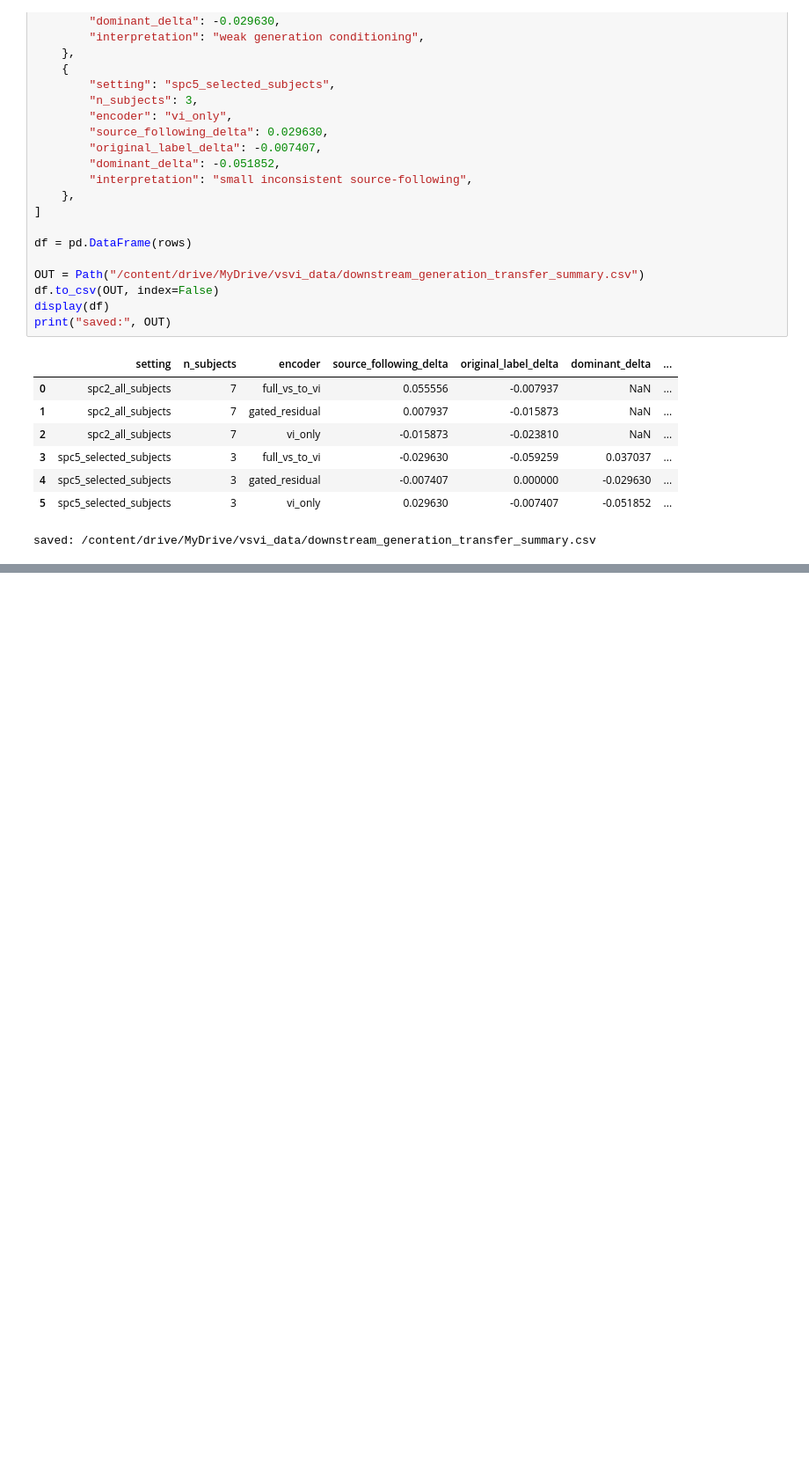
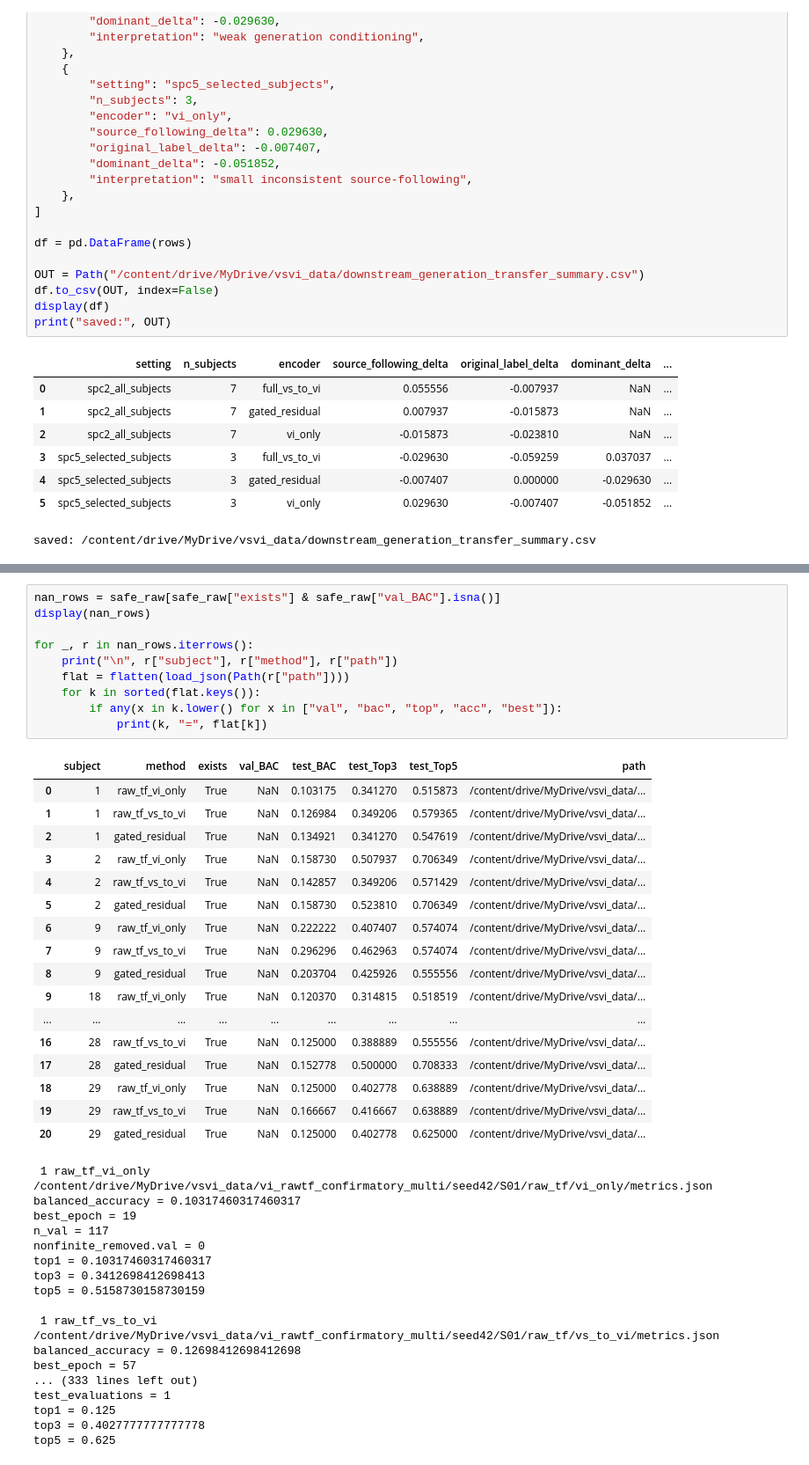
Before and after one commit to heegyukim4043/test_diffusion_EEG_visualstim_image, a Jupyter notebook: colab_next_priority_runs.ipynb, the cells around one changed output, grey strips where cells are left out. Shown at 88% size. Cells and saved outputs as stored; diff of their text form; blank space fills up the shorter version.

```diff
--- a/colab_next_priority_runs.ipynb
+++ b/colab_next_priority_runs.ipynb
@@ -2209,0 +2599,45 @@ print("saved to:", OUT_DIR)
+# %%
+nan_rows = safe_raw[safe_raw["exists"] & safe_raw["val_BAC"].isna()]
+display(nan_rows)
+
+for _, r in nan_rows.iterrows():
+    print("\n", r["subject"], r["method"], r["path"])
+    flat = flatten(load_json(Path(r["path"])))
+    for k in sorted(flat.keys()):
+        if any(x in k.lower() for x in ["val", "bac", "top", "acc", "best"]):
+            print(k, "=", flat[k])
+# %% [output]
+|  | subject | method | exists | val_BAC | test_BAC | test_Top3 | test_Top5 | path |
+| 0 | 1 | raw_tf_vi_only | True | NaN | 0.103175 | 0.341270 | 0.515873 | /content/drive/MyDrive/vsvi_data/... |
+| 1 | 1 | raw_tf_vs_to_vi | True | NaN | 0.126984 | 0.349206 | 0.579365 | /content/drive/MyDrive/vsvi_data/... |
+| 2 | 1 | gated_residual | True | NaN | 0.134921 | 0.341270 | 0.547619 | /content/drive/MyDrive/vsvi_data/... |
+| 3 | 2 | raw_tf_vi_only | True | NaN | 0.158730 | 0.507937 | 0.706349 | /content/drive/MyDrive/vsvi_data/... |
+| 4 | 2 | raw_tf_vs_to_vi | True | NaN | 0.142857 | 0.349206 | 0.571429 | /content/drive/MyDrive/vsvi_data/... |
+| 5 | 2 | gated_residual | True | NaN | 0.158730 | 0.523810 | 0.706349 | /content/drive/MyDrive/vsvi_data/... |
+| 6 | 9 | raw_tf_vi_only | True | NaN | 0.222222 | 0.407407 | 0.574074 | /content/drive/MyDrive/vsvi_data/... |
+| 7 | 9 | raw_tf_vs_to_vi | True | NaN | 0.296296 | 0.462963 | 0.574074 | /content/drive/MyDrive/vsvi_data/... |
+| 8 | 9 | gated_residual | True | NaN | 0.203704 | 0.425926 | 0.555556 | /content/drive/MyDrive/vsvi_data/... |
+| 9 | 18 | raw_tf_vi_only | True | NaN | 0.120370 | 0.314815 | 0.518519 | /content/drive/MyDrive/vsvi_data/... |
+| ... | ... | ... | ... | ... | ... | ... | ... | ... |
+| 16 | 28 | raw_tf_vs_to_vi | True | NaN | 0.125000 | 0.388889 | 0.555556 | /content/drive/MyDrive/vsvi_data/... |
+| 17 | 28 | gated_residual | True | NaN | 0.152778 | 0.500000 | 0.708333 | /content/drive/MyDrive/vsvi_data/... |
+| 18 | 29 | raw_tf_vi_only | True | NaN | 0.125000 | 0.402778 | 0.638889 | /content/drive/MyDrive/vsvi_data/... |
+| 19 | 29 | raw_tf_vs_to_vi | True | NaN | 0.166667 | 0.416667 | 0.638889 | /content/drive/MyDrive/vsvi_data/... |
+| 20 | 29 | gated_residual | True | NaN | 0.125000 | 0.402778 | 0.625000 | /content/drive/MyDrive/vsvi_data/... |
+ 1 raw_tf_vi_only /content/drive/MyDrive/vsvi_data/vi_rawtf_confirmatory_multi/seed42/S01/raw_tf/vi_only/metrics.json
+balanced_accuracy = 0.10317460317460317
+best_epoch = 19
+n_val = 117
+nonfinite_removed.val = 0
+top1 = 0.10317460317460317
+top3 = 0.3412698412698413
+top5 = 0.5158730158730159
+
+ 1 raw_tf_vs_to_vi /content/drive/MyDrive/vsvi_data/vi_rawtf_confirmatory_multi/seed42/S01/raw_tf/vs_to_vi/metrics.json
+balanced_accuracy = 0.12698412698412698
+best_epoch = 57
+... (333 lines left out)
+test_evaluations = 1
+top1 = 0.125
+top3 = 0.4027777777777778
+top5 = 0.625
```
Also changed, not shown: parts of 25 cells of this notebook.
